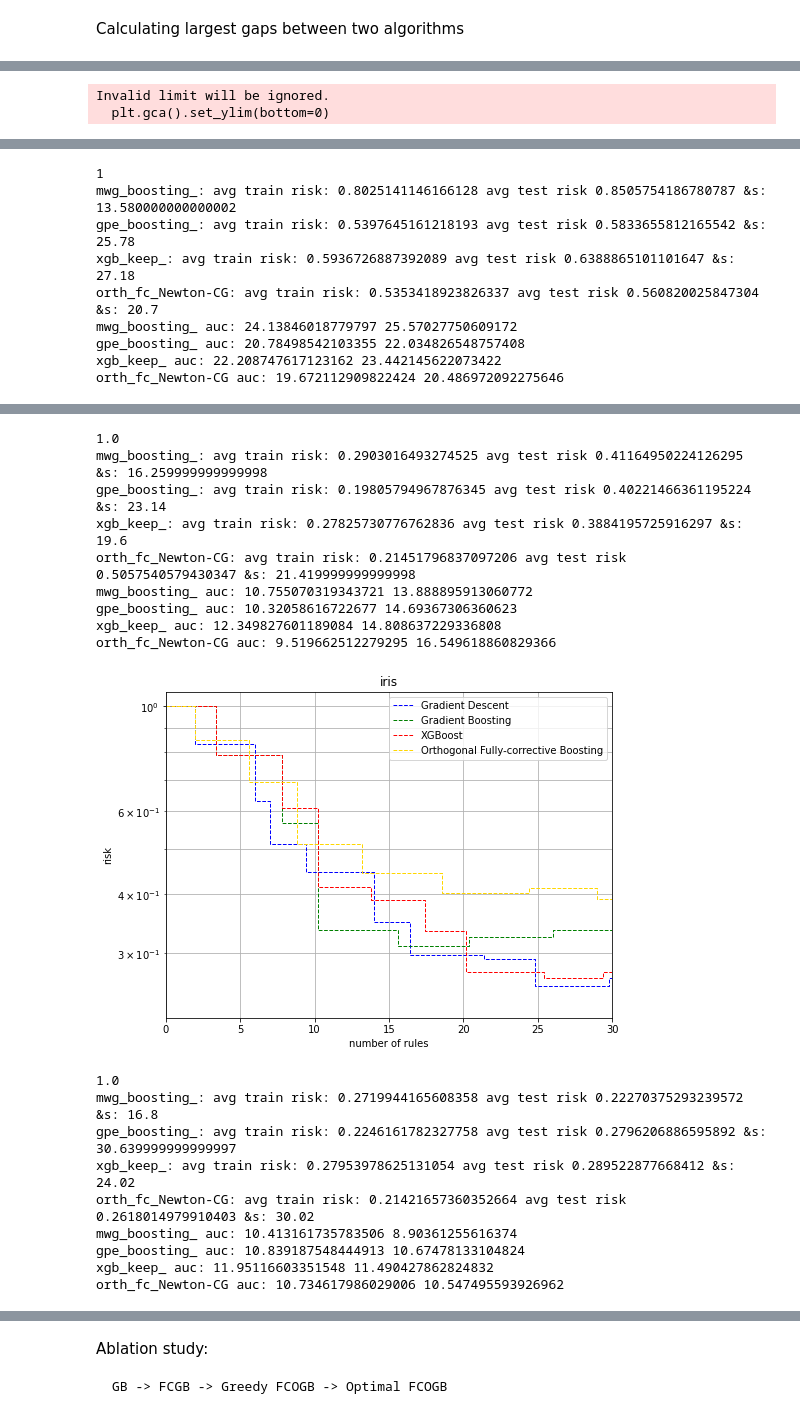
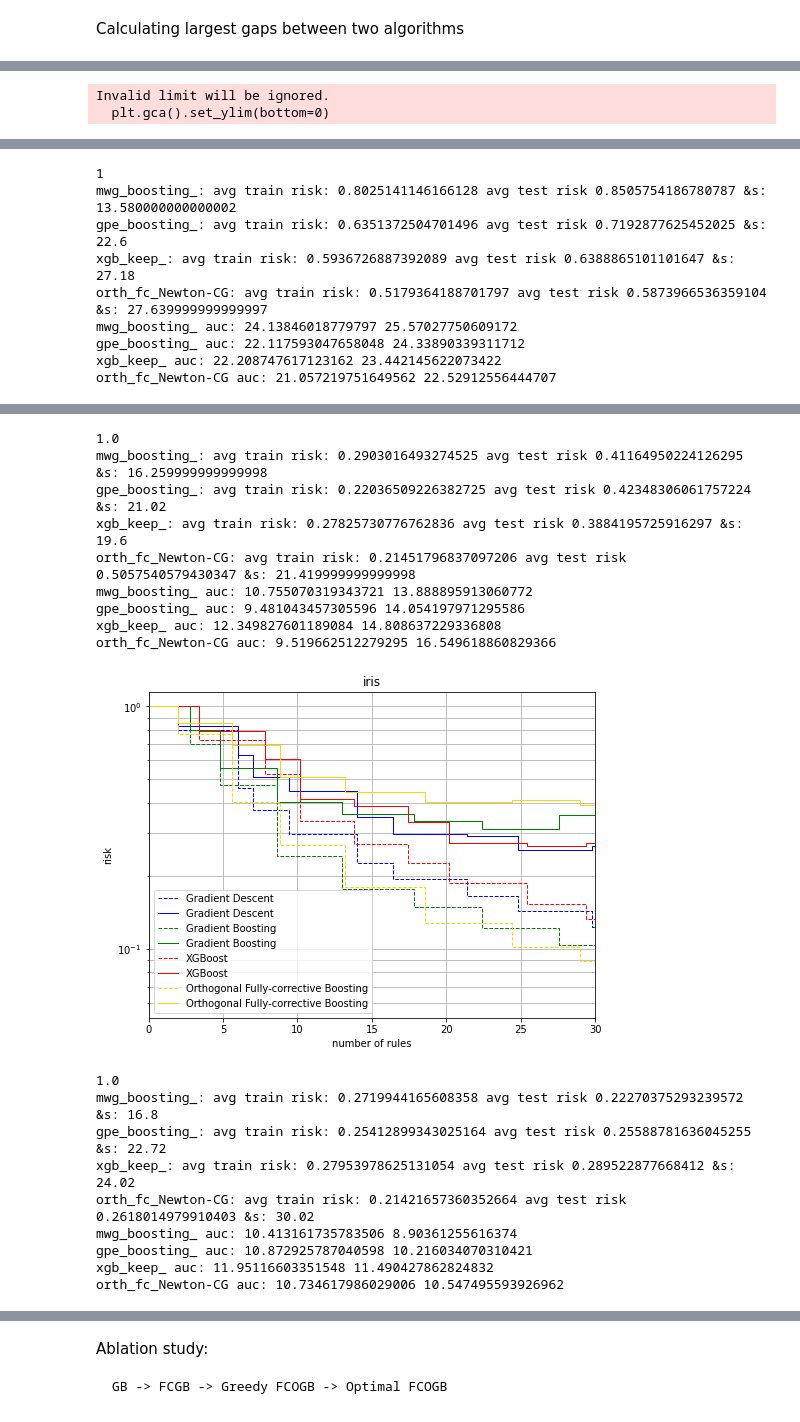
Before and after one commit to fyan102/FCOGB, a Jupyter notebook: analysis/compare_orth_risks.ipynb, the cells around one changed output, grey strips where cells are left out. Cells and saved outputs as stored; diff of their text form; code cells hidden in the pictures.

```diff
--- a/analysis/compare_orth_risks.ipynb
+++ b/analysis/compare_orth_risks.ipynb
@@ -221,7 +221,7 @@ def compare_risks(dataset_name, location='../experiment_output_', max_risk=1, re
     objs = ['mwg','gpe','xgb','orth']
     for obj in objs:
         algos = ['fc'] if obj=='orth' else ['boosting'] if obj in ['gpe', 'mwg'] else ['keep']
-        search = 'exhaustive' if obj in ['xgb', 'orth', 'gpe'] else 'greedy'
+        search = 'exhaustive' if obj in ['xgb', 'orth'] else 'greedy'
         for algo in algos:
             methods = ['Newton-CG'] if algo=='fc' else ['']
             for method in methods:
@@ -297,7 +297,9 @@ def compare_risks(dataset_name, location='../experiment_output_', max_risk=1, re
             aucs_test[item]+=test_risks[item][-1]*(max_length-and_counts[item][-1])
             aucs_train[item]+=train_risks[item][-1]*(max_length-and_counts[item][-1])
         print(item, 'auc:', aucs_train[item], aucs_test[item])
-        plt.step([0]+and_counts[item], [1]+test_risks[item], '--', color=colours[item],
+        plt.step([0]+and_counts[item], [1]+train_risks[item], '--', color=colours[item],
+                 label=label_map[item],linewidth=line_width[item],where='post')
+        plt.step([0]+and_counts[item], [1]+test_risks[item], color=colours[item],
                  label=label_map[item],linewidth=line_width[item],where='post')
     plt.title(dataset_name if title is None else title + " risks")
     plt.xlabel('number of rules')
@@ -335,8 +337,6 @@ def largest_gaps(train_risks, and_counts, a, b, max_size=150):
     max_risk_index_ab = -1000
     max_difference = -1000
     for i in range(min([len(szs_a), len(szs_b), max_size])):
-        if szs_a[i]<=10:
-            continue
         if risks_a[i]!=1 or risks_b[i]!=1:
             if risks_a[i]-risks_b[i]>max_difference:
                 max_risk_index_ab=i
@@ -344,7 +344,7 @@ def largest_gaps(train_risks, and_counts, a, b, max_size=150):
     return max_difference, szs_a[max_risk_index_ab], risks_a[max_risk_index_ab], risks_b[max_risk_index_ab]
 # %%
 datasets = ['titanic','tic-tac-toe','iris','breast_cancer','load_wine',
-            'IBM_HR', 'GenderRecognition',
+            'IBM_HR', 'telco_churn', 'GenderRecognition',
             'banknote', 'liver', 'magic', 'adult', 'digits5',
             'insurance','make_friedman1',
             'make_friedman2','make_friedman3','wage', 'Demographics','gdp','used_cars','load_diabetes',
@@ -360,7 +360,7 @@ values = [
     'orth_fc_Newton-CG']
 print(len(datasets))
 cols = [10, 10, 10, 5, 6,
-        3, 3, 10, 10, 5, 5, 3,
+        3, 4, 3, 10, 10, 5, 5, 3,
         10, 4, 10, 10, 10,
        2, 20, 10, 5, 4, 10, 5, 4, 3, 3, 5,
         10, 10, 10, 10, 10]
@@ -434,9 +434,9 @@ Invalid limit will be ignored.
 1
 mwg_boosting_: avg train risk: 0.8025141146166128 avg test risk 0.8505754186780787 &s: 13.580000000000002
-gpe_boosting_: avg train risk: 0.5397645161218193 avg test risk 0.5833655812165542 &s: 25.78
+gpe_boosting_: avg train risk: 0.6351372504701496 avg test risk 0.7192877625452025 &s: 22.6
 xgb_keep_: avg train risk: 0.5936726887392089 avg test risk 0.6388865101101647 &s: 27.18
-orth_fc_Newton-CG: avg train risk: 0.5353418923826337 avg test risk 0.560820025847304 &s: 20.7
+orth_fc_Newton-CG: avg train risk: 0.5179364188701797 avg test risk 0.5873966536359104 &s: 27.639999999999997
 mwg_boosting_ auc: 24.13846018779797 25.57027750609172
-gpe_boosting_ auc: 20.78498542103355 22.034826548757408
+gpe_boosting_ auc: 22.117593047658048 24.33890339311712
 xgb_keep_ auc: 22.208747617123162 23.442145622073422
-orth_fc_Newton-CG auc: 19.672112909822424 20.486972092275646
+orth_fc_Newton-CG auc: 21.057219751649562 22.52912556444707
@@ -444,19 +444,19 @@ orth_fc_Newton-CG auc: 19.672112909822424 20.486972092275646
 1.0
 mwg_boosting_: avg train risk: 0.2903016493274525 avg test risk 0.41164950224126295 &s: 16.259999999999998
-gpe_boosting_: avg train risk: 0.19805794967876345 avg test risk 0.40221466361195224 &s: 23.14
+gpe_boosting_: avg train risk: 0.22036509226382725 avg test risk 0.42348306061757224 &s: 21.02
 xgb_keep_: avg train risk: 0.27825730776762836 avg test risk 0.3884195725916297 &s: 19.6
 orth_fc_Newton-CG: avg train risk: 0.21451796837097206 avg test risk 0.5057540579430347 &s: 21.419999999999998
 mwg_boosting_ auc: 10.755070319343721 13.888895913060772
-gpe_boosting_ auc: 10.32058616722677 14.69367306360623
+gpe_boosting_ auc: 9.481043457305596 14.054197971295586
 xgb_keep_ auc: 12.349827601189084 14.808637229336808
 orth_fc_Newton-CG auc: 9.519662512279295 16.549618860829366
-[figure, old version]
+[figure, new version]
 1.0
 mwg_boosting_: avg train risk: 0.2719944165608358 avg test risk 0.22270375293239572 &s: 16.8
-gpe_boosting_: avg train risk: 0.2246161782327758 avg test risk 0.2796206886595892 &s: 30.639999999999997
+gpe_boosting_: avg train risk: 0.25412899343025164 avg test risk 0.25588781636045255 &s: 22.72
 xgb_keep_: avg train risk: 0.27953978625131054 avg test risk 0.289522877668412 &s: 24.02
 orth_fc_Newton-CG: avg train risk: 0.21421657360352664 avg test risk 0.2618014979910403 &s: 30.02
 mwg_boosting_ auc: 10.413161735783506 8.90361255616374
-gpe_boosting_ auc: 10.839187548444913 10.67478133104824
+gpe_boosting_ auc: 10.872925787040598 10.216034070310421
 xgb_keep_ auc: 11.95116603351548 11.490427862824832
 orth_fc_Newton-CG auc: 10.734617986029006 10.547495593926962
```
Also changed, not shown: parts of 1 cell of this notebook, 2 other files.
